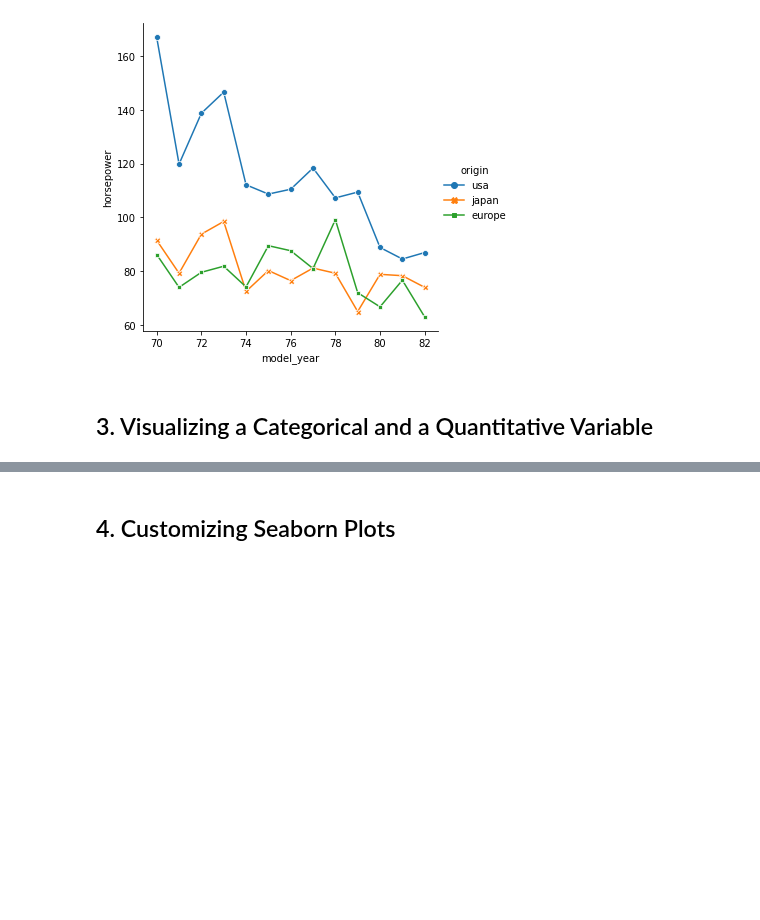
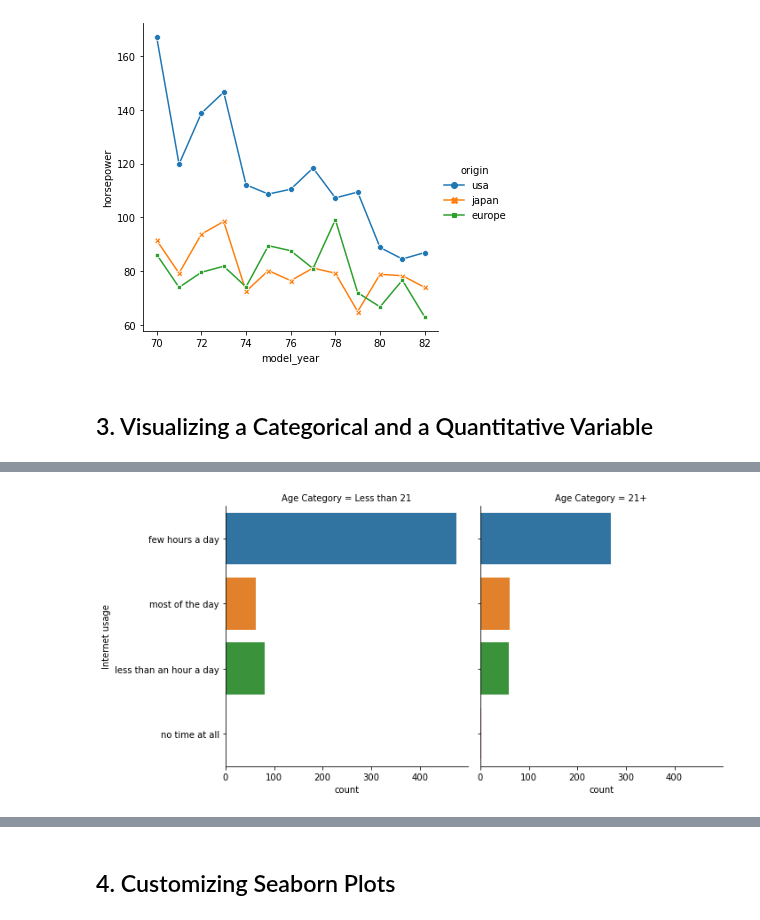
Before and after one commit to pedrogrigorio/DataCamp-Python-Data-Science-Track, a Jupyter notebook: 6-Introduction_to_Data_Visualization_with_Seaborn/notebook.ipynb, the cells around one changed output, grey strips where cells are left out. Cells and saved outputs as stored; diff of their text form; code cells hidden in the pictures; blank space fills up the shorter version.

```diff
--- a/6-Introduction_to_Data_Visualization_with_Seaborn/notebook.ipynb
+++ b/6-Introduction_to_Data_Visualization_with_Seaborn/notebook.ipynb
@@ -11,6 +11,7 @@ countries_info = pd.read_csv('datasets/countries-of-the-world.csv')
 masculinity = pd.read_csv('datasets/young-people-survey-responses.csv')
 student_data = pd.read_csv('datasets/student-alcohol-consumption.csv', index_col=0)
 mpg = pd.read_csv('datasets/mpg.csv')
+survey_data_dataset = pd.read_csv('datasets/young-people-survey-responses.csv', index_col=0)
 # %% [markdown]
 ### Subsets
 # %%
@@ -18,4 +19,6 @@ gdp = countries_info['GDP ($ per capita)']
 phones = countries_info['Phones (per 1000)']
 percent_literate = countries_info['Literacy (%)']
 region = countries_info['Region']
-phones.sort_values()
+survey_data = survey_data_dataset
+survey_data['Age Category'] = ["Less than 21" if s < 21 else "21+" for s in survey_data_dataset['Age']]
+survey_data['Interested in Math'] = [True if s > 3 else False for s in survey_data_dataset['Mathematics']]
@@ -253,0 +252,9 @@ plt.show()
+# %%
+# Separate into column subplots based on age category
+sns.catplot(y="Internet usage", data=survey_data,
+            kind="count", col='Age Category')
+
+# Show plot
+plt.show()
+# %% [output]
+[figure, added]
```
Also changed, not shown: parts of 6 cells of this notebook.
